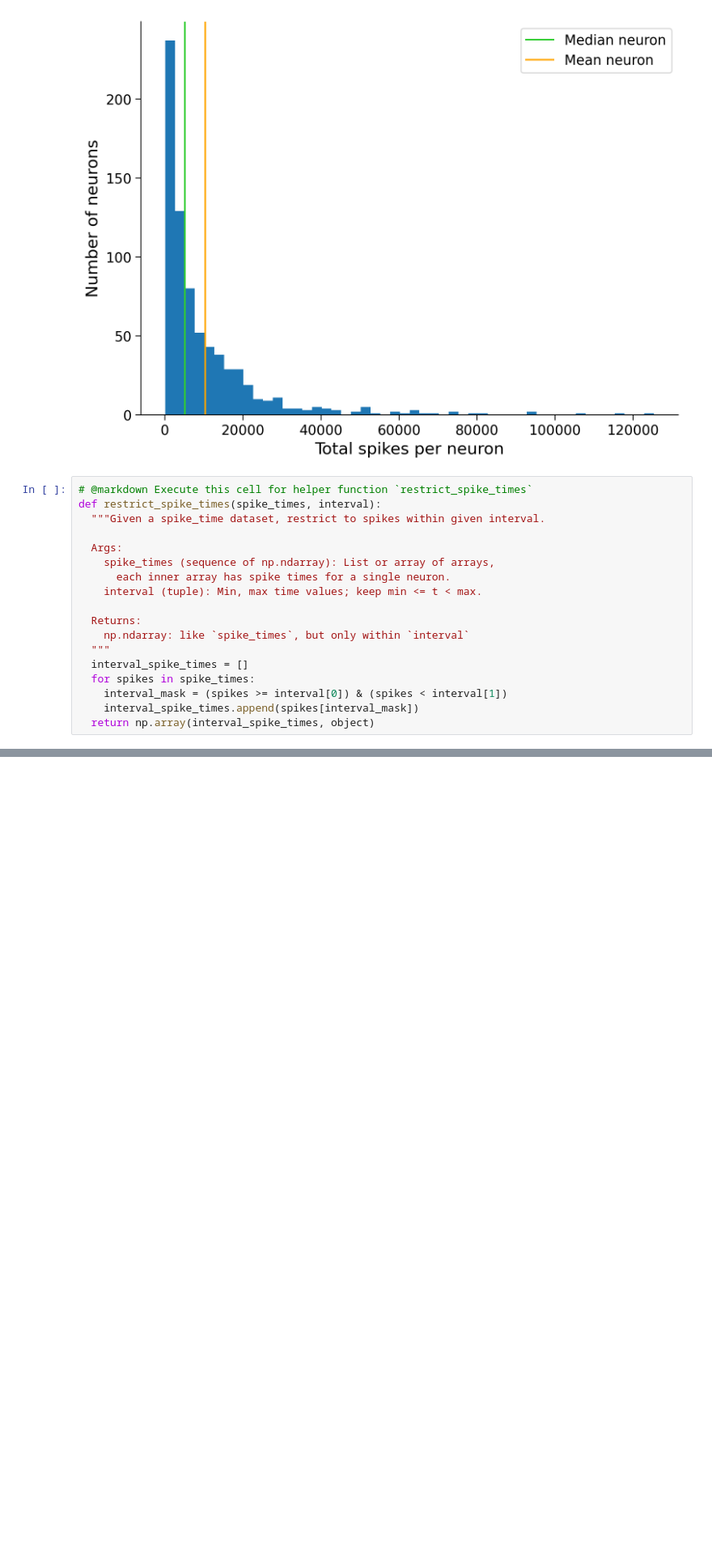
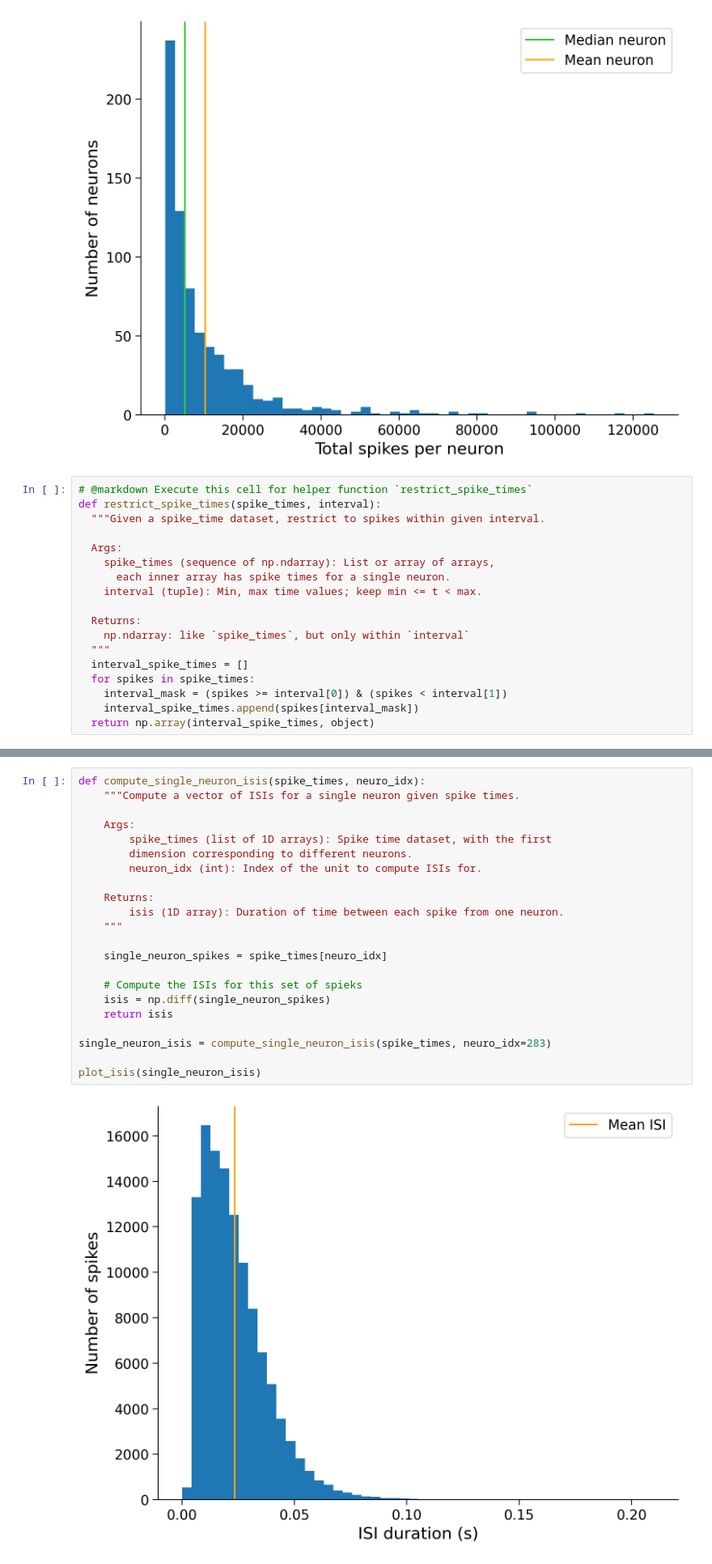
Before and after one commit to ivonnerubio/Neuromatch-Academy-Computational-Neuroscience, a Jupyter notebook: 01 Modeling/00 Model Types/00 What Models.ipynb, the cells around one changed output, grey strips where cells are left out. Shown at 81% size. Saved outputs shown, nothing was run; the diff lists cells and outputs as text; blank space fills up the shorter version.

```diff
--- a/Statistics/Model Types.ipynb
+++ b/01 Modeling/00 Model Types/00 What Models.ipynb
@@ -127,0 +157,24 @@ internal_spike_times = restrict_spike_times(spike_times, t_interval)
+# %%
+def compute_single_neuron_isis(spike_times, neuro_idx):
+    """Compute a vector of ISIs for a single neuron given spike times.
+
+    Args:
+        spike_times (list of 1D arrays): Spike time dataset, with the first
+        dimension corresponding to different neurons.
+        neuron_idx (int): Index of the unit to compute ISIs for.
+
+    Returns:
+        isis (1D array): Duration of time between each spike from one neuron.
+    """
+
+    single_neuron_spikes = spike_times[neuro_idx]
+
+    # Compute the ISIs for this set of spieks
+    isis = np.diff(single_neuron_spikes)
+    return isis
+
+single_neuron_isis = compute_single_neuron_isis(spike_times, neuro_idx=283)
+
+plot_isis(single_neuron_isis)
+# %% [output]
+[figure, added]
```
Also changed, not shown: parts of 7 cells of this notebook, 1 other file.
